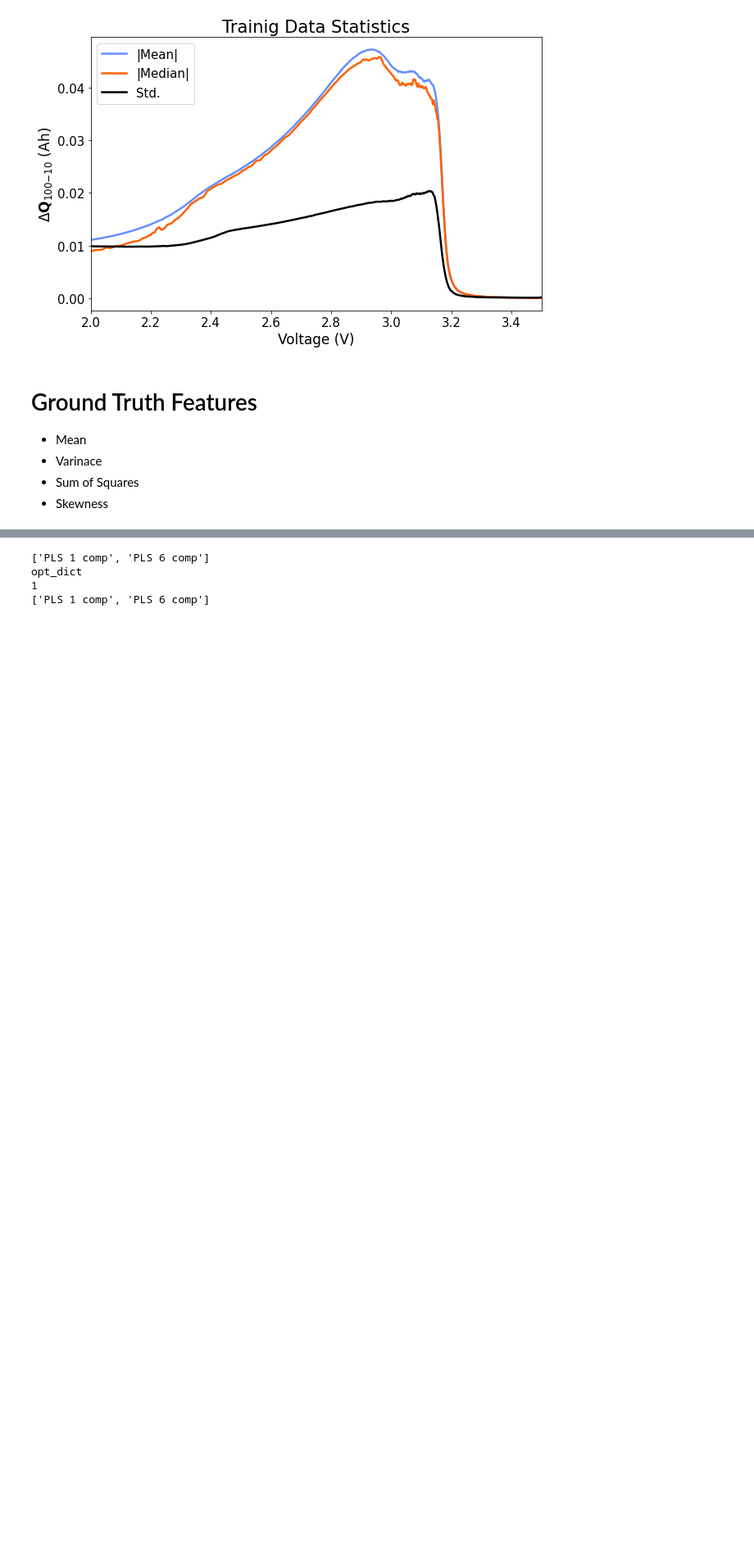
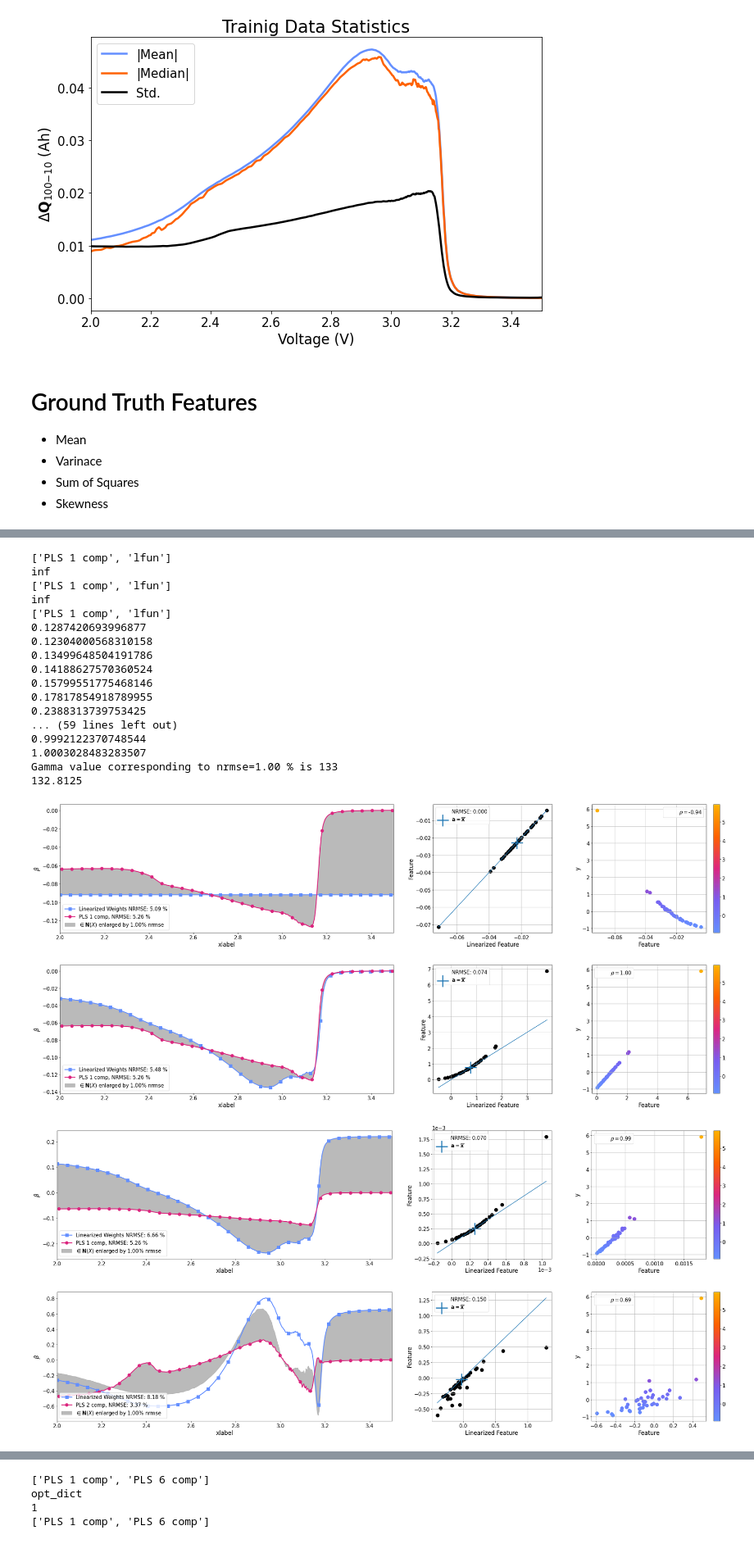
Before and after one commit to JoachimSchaeffer/HDRegAnalytics, a Jupyter notebook: FeatLin_LFP_example_data.ipynb, the cells around one changed output, grey strips where cells are left out. Shown at 82% size. Saved outputs shown, nothing was run; the diff lists cells and outputs as text; code cells hidden in the pictures; blank space fills up the shorter version.

Commit message:
Featlin find gamma optimization adapted

```diff
--- a/FeatLin_LFP_example_data.ipynb
+++ b/FeatLin_LFP_example_data.ipynb
@@ -178,7 +161,7 @@ fun_target_names = [
     'Skewness',
     'Kurtosis',
     ]
-feat_fun_dict = {'functions':fun_targetj, 'names':fun_target_names}
+feat_fun_dict = {fun_target_names[i] : fun_targetj[i] for i in range(len(fun_targetj))}
 
 # What if the relationship is actually a combination fo different functions
 # Combinations based of the functions above to obtain non-linear functions of different complexity
@@ -229,0 +249,29 @@ lfp_meangt = Featlin(data_obj=lfp_mean, feat_funcs=feat_fun_dict)
+# %%
+# Inititate the class with data (x, y) & features that you want to test
+lfp_sums_gt = Featlin(data_obj=lfp_sums, feat_funcs=feat_fun_dict)
+
+# Run the tests
+lfp_sums_gt = lfp_sums_gt.analyse_all_features(opt_nrmse=0, max_nrmse=1.00, opt_dist=1)
+plt.show()
+# %% [output]
+['PLS 1 comp', 'lfun']
+inf
+['PLS 1 comp', 'lfun']
+inf
+['PLS 1 comp', 'lfun']
+0.1287420693996877
+0.12304000568310158
+0.13499648504191786
+0.14188627570360524
+0.15799551775468146
+0.17817854918789955
+0.2388313739753425
+... (59 lines left out)
+0.9992122370748544
+1.0003028483283507
+Gamma value corresponding to nrmse=1.00 % is 133
+132.8125
+[figure, added]
+[figure, added]
+[figure, added]
+[figure, added]
```
Also changed, not shown: parts of 20 cells of this notebook, 3 other files.
